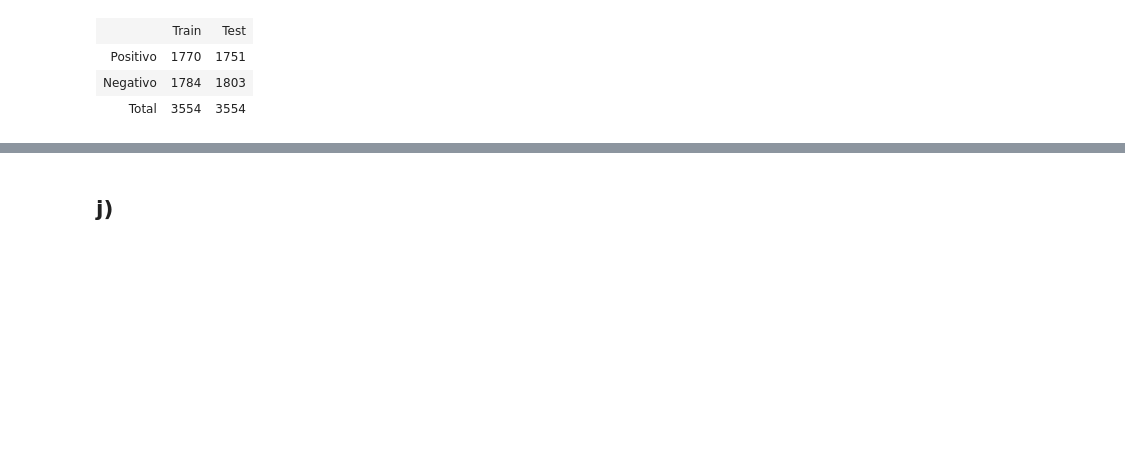
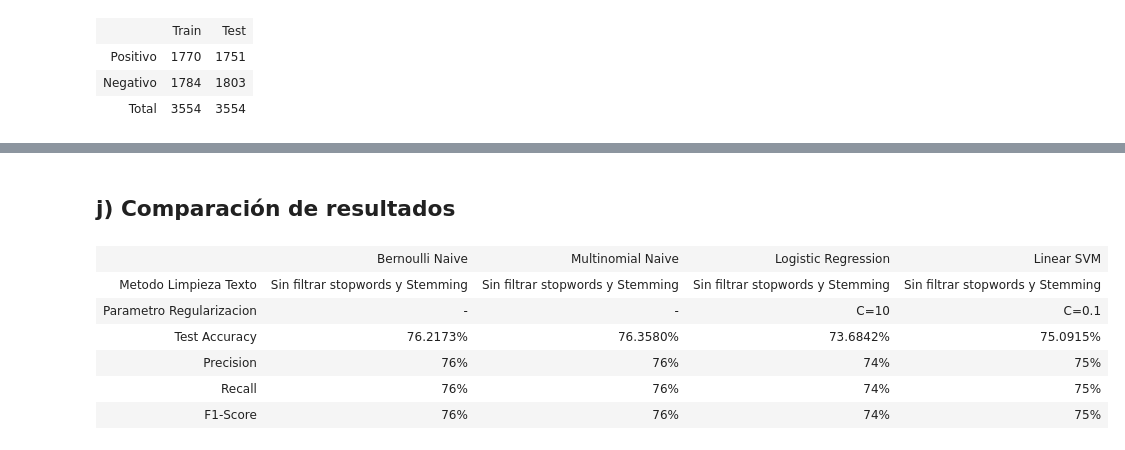
Before and after one commit to Jencks/ML-Tarea2, a Jupyter notebook: 2 - Análisis de Opiniones sobre Películas/Informe - Análisis de Opiniones sobre Películas.ipynb, the cells around one changed output, grey strips where cells are left out. Cells and saved outputs as stored; diff of their text form; code cells hidden in the pictures; blank space fills up the shorter version.

```diff
--- a/2 - Análisis de Opiniones sobre Películas/Informe - Análisis de Opiniones sobre Películas.ipynb
+++ b/2 - Análisis de Opiniones sobre Películas/Informe - Análisis de Opiniones sobre Películas.ipynb
@@ -289,2 +776,26 @@ do_SVM(features_train,labels_train,features_test,labels_test)
 # %% [markdown]
-## j)
+## j) Comparación de resultados
+# %%
+data = [['','Bernoulli Naive','Multinomial Naive','Logistic Regression','Linear SVM'],
+        ['Metodo Limpieza Texto','Sin filtrar stopwords y Stemming','Sin filtrar stopwords y Stemming','Sin filtrar stopwords y Stemming','Sin filtrar stopwords y Stemming'],
+        ['Parametro Regularizacion','-','-','C=10','C=0.1'],
+        ['Test Accuracy','76.2173%','76.3580%','73.6842%','75.0915%'],
+        ['Precision','76%','76%','74%','75%'],
+        ['Recall','76%','76%','74%','75%'],
+        ['F1-Score','76%','76%','74%','75%']
+       ]
+
+display(HTML(
+        '<table><tr>{}</tr></table>'.format(
+            '</tr><tr>'.join(
+                '<td>{}</td>'.format('</td><td>'.join(str(_) for _ in row)) for row in data)
+        )
+    ))
+# %% [output]
+|  | Bernoulli Naive | Multinomial Naive | Logistic Regression | Linear SVM |
+| Metodo Limpieza Texto | Sin filtrar stopwords y Stemming | Sin filtrar stopwords y Stemming | Sin filtrar stopwords y Stemming | Sin filtrar stopwords y Stemming |
+| Parametro Regularizacion | - | - | C=10 | C=0.1 |
+| Test Accuracy | 76.2173% | 76.3580% | 73.6842% | 75.0915% |
+| Precision | 76% | 76% | 74% | 75% |
+| Recall | 76% | 76% | 74% | 75% |
+| F1-Score | 76% | 76% | 74% | 75% |
```
Also changed, not shown: parts of 51 cells of this notebook.
